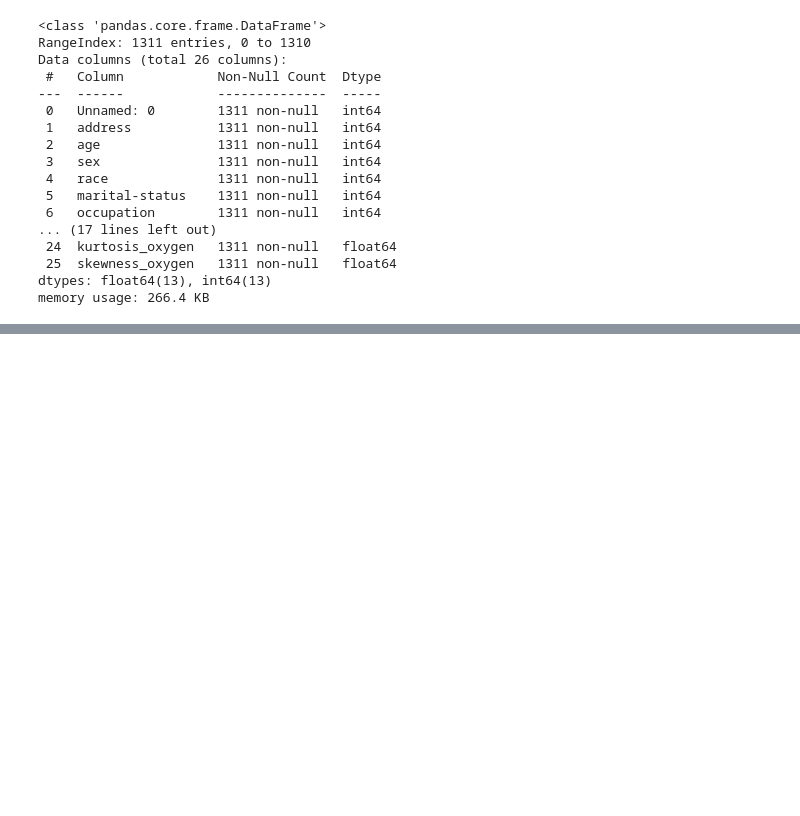
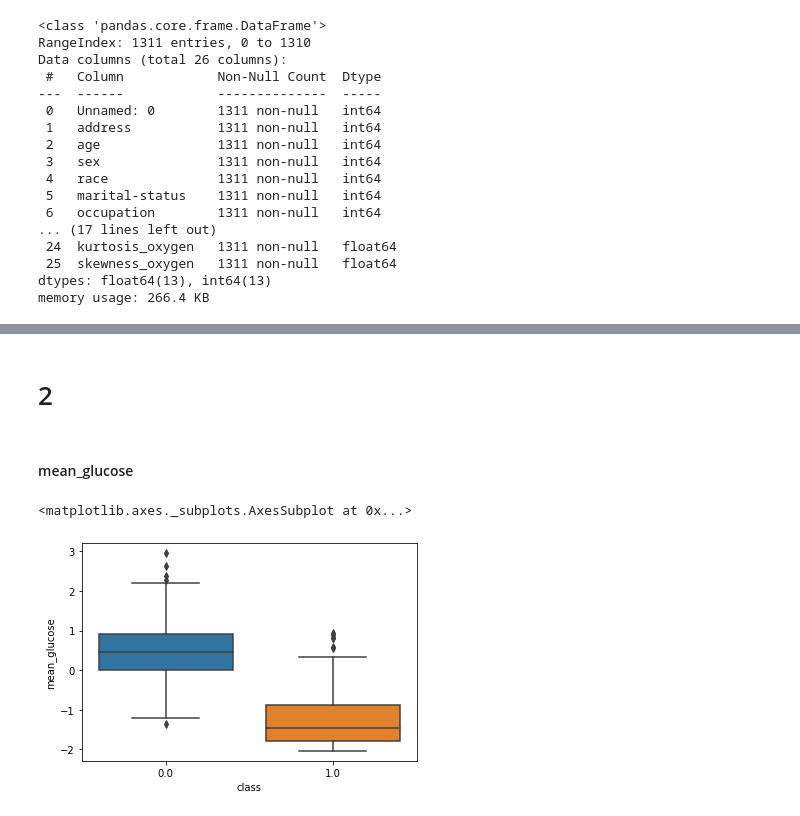
Before and after one commit to martinkukucka/IAU_Projekt, a Jupyter notebook: Projekt/projekt3.ipynb, the cells around one changed output, grey strips where cells are left out. Drawn from its saved outputs; the diff is of its cells as text; code cells hidden in the pictures; blank space fills up the shorter version.

```diff
--- a/Projekt/projekt3.ipynb
+++ b/Projekt/projekt3.ipynb
@@ -493,0 +597,2 @@ memory usage: 266.4 KB
+# %% [markdown]
+# 2
@@ -493,0 +601,7 @@ memory usage: 266.4 KB
+# %% [markdown]
+#### mean_glucose
+# %%
+sns.boxplot(x = 'class', y = 'mean_glucose', data = df_valid)
+# %% [output]
+<matplotlib.axes._subplots.AxesSubplot at 0x...>
+[figure, added]
```
Also changed, not shown: parts of 53 cells of this notebook.
